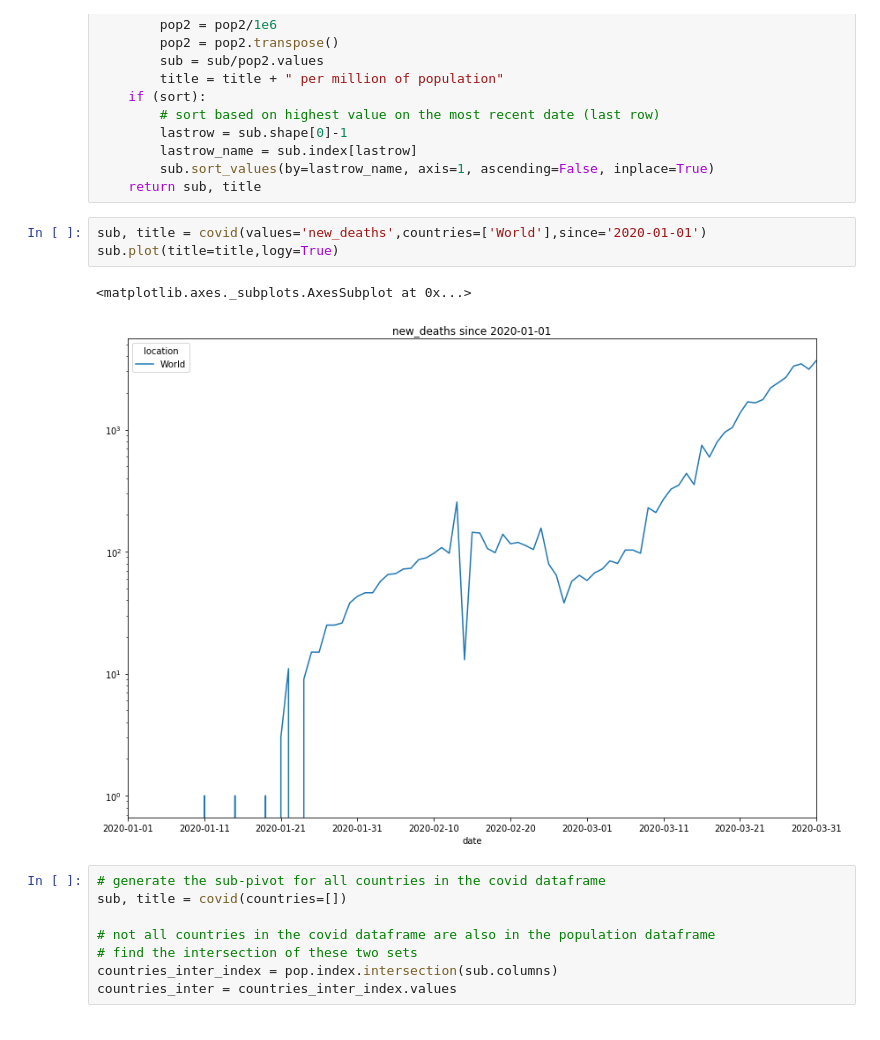
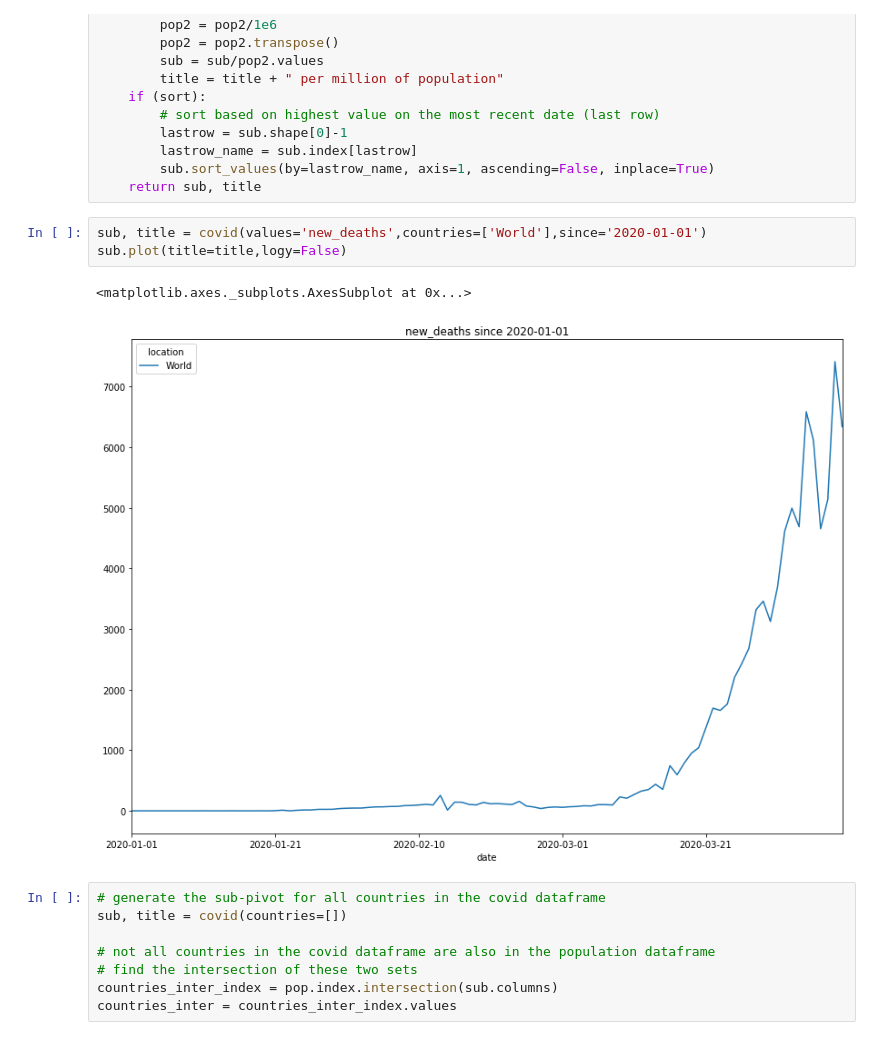
Before and after one commit to bakirl/covid19-tracker, a Jupyter notebook: covid19.ipynb, the cells around one changed output. Drawn from its saved outputs; the diff is of its cells as text.

Commit message:
Added some new charts etc.

```diff
--- a/covid19.ipynb
+++ b/covid19.ipynb
@@ -66,10 +66,10 @@ def covid(values=values_def, since=since_def, countries=countries_def, by_pop=Fa
     return sub, title
 # %%
 sub, title = covid(values='new_deaths',countries=['World'],since='2020-01-01')
-sub.plot(title=title,logy=True)
+sub.plot(title=title,logy=False)
 # %% [output]
 <matplotlib.axes._subplots.AxesSubplot at 0x...>
-[figure, old version]
+[figure, new version]
 # %%
 # generate the sub-pivot for all countries in the covid dataframe
 sub, title = covid(countries=[])
```
Also changed, not shown: parts of 16 cells of this notebook.
